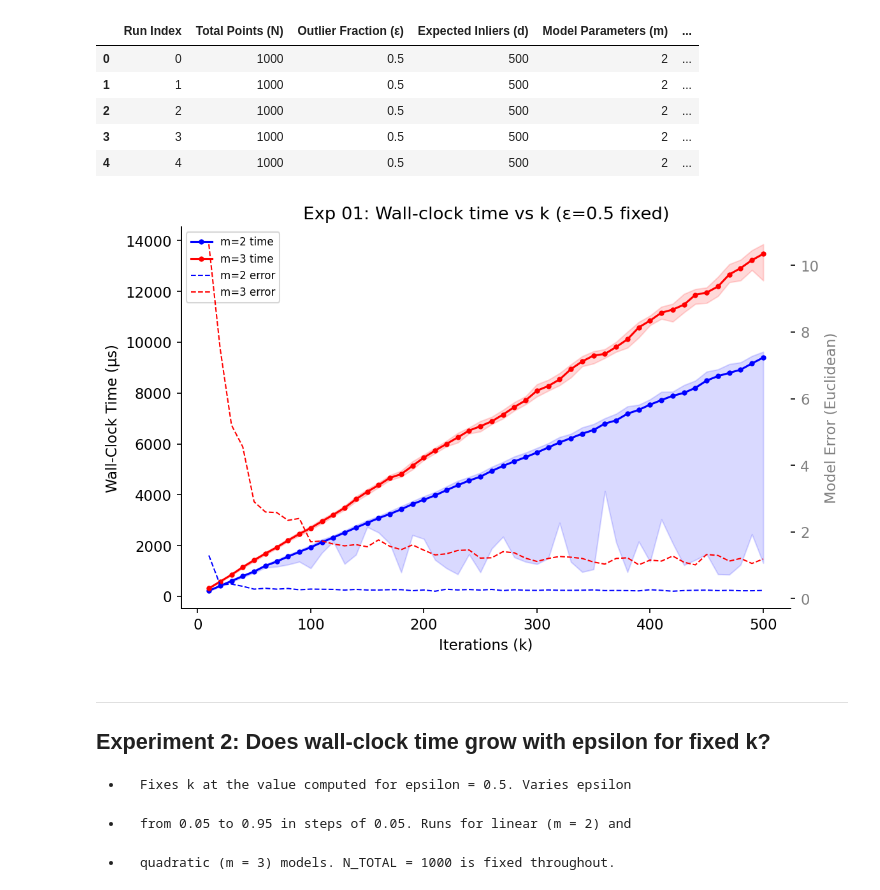
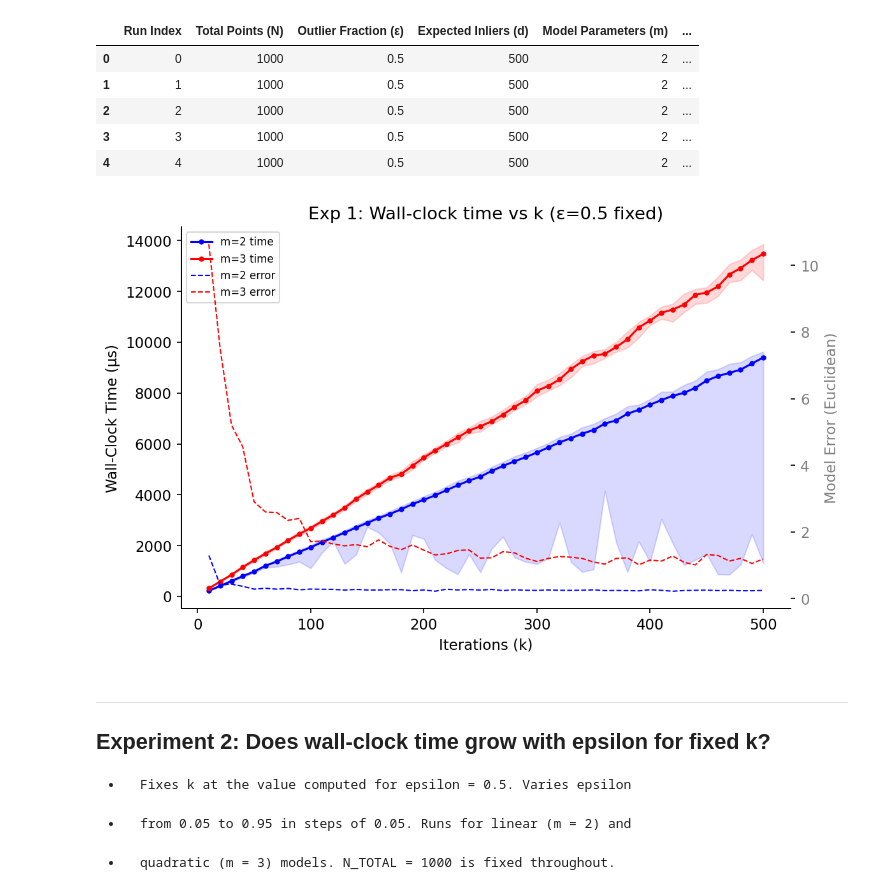
Before and after one commit to arshsinghphd/RANSAC-analysis, a Jupyter notebook: empirical_analysis/ransac_notebook.ipynb, the cells around one changed output. Drawn from its saved outputs; the diff is of its cells as text; code cells hidden in the pictures.

Commit message:
rename graph titles

```diff
--- a/empirical_analysis/ransac_notebook.ipynb
+++ b/empirical_analysis/ransac_notebook.ipynb
@@ -85,35 +85,35 @@ fig, ax1 = plt.subplots(figsize=(8, 5))
 ax2 = ax1.twinx()
 
 for m, color in [(2, "blue"), (3, "red")]:
     sub = df01[df01["Model Parameters (m)"] == m]
     grp = sub.groupby("Iterations Used (k)")["Wall-Clock Time (μs)"]
     means = grp.median()
     lower = grp.quantile(0.10)
     upper = grp.quantile(0.90)
 
     ax1.plot(means.index, means.values,
              color=color, marker="o", markersize=3, label=f"m={m} time")
     ax1.fill_between(means.index, lower, upper, alpha=0.15, color=color)
 
     grp2 = sub.groupby("Iterations Used (k)")["Model Error (Euclidean)"]
     ax2.plot(grp2.mean().index, grp2.mean().values,
              color=color, linestyle="--", linewidth=1, label=f"m={m} error")
 
 ax1.set_xlabel("Iterations (k)")
 ax1.set_ylabel("Wall-Clock Time (μs)")
 ax2.set_ylabel("Model Error (Euclidean)", color="grey")
 ax2.tick_params(axis="y", labelcolor="grey")
-ax1.set_title("Exp 01: Wall-clock time vs k (ε=0.5 fixed)")
+ax1.set_title("Exp 1: Wall-clock time vs k (ε=0.5 fixed)")
 
 lines1, labels1 = ax1.get_legend_handles_labels()
 lines2, labels2 = ax2.get_legend_handles_labels()
 ax1.legend(lines1 + lines2, labels1 + labels2, fontsize=8)
 
 plt.tight_layout()
 plt.savefig(f"{FIG_DIR}/exp1.png", dpi=150)
 plt.show()
 # %% [output]
-[figure, old version]
+[figure, new version]
 # %% [markdown]
 ---
 
```
Also changed, not shown: parts of 3 cells of this notebook, 3 other files.
